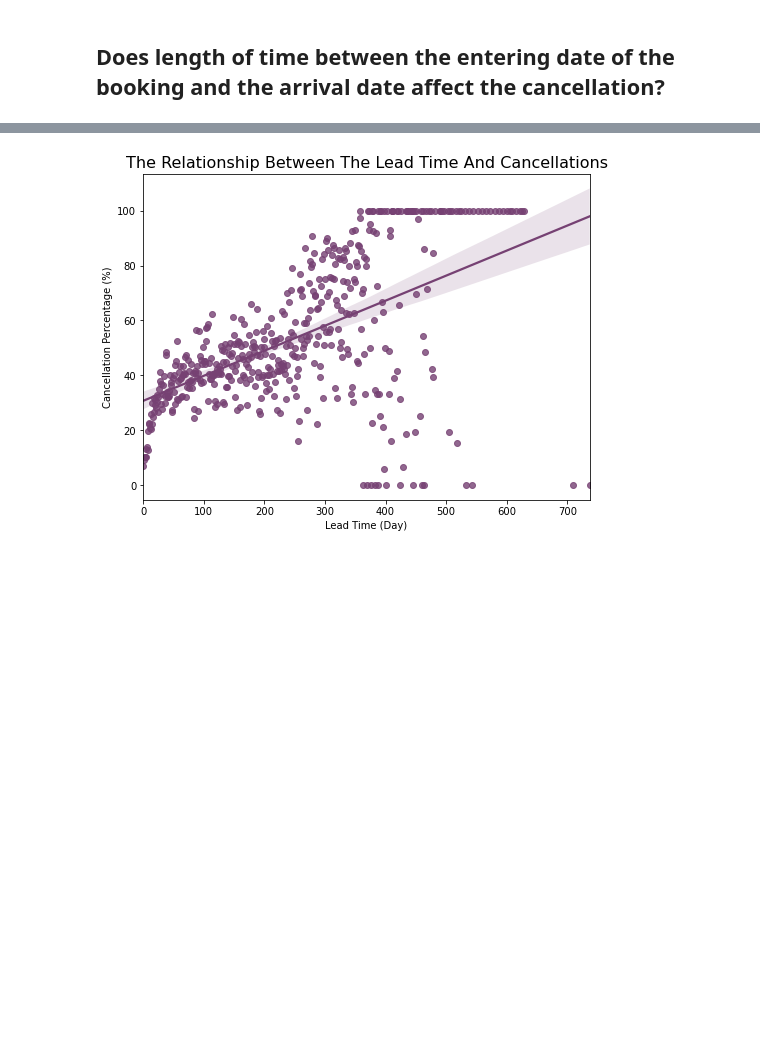
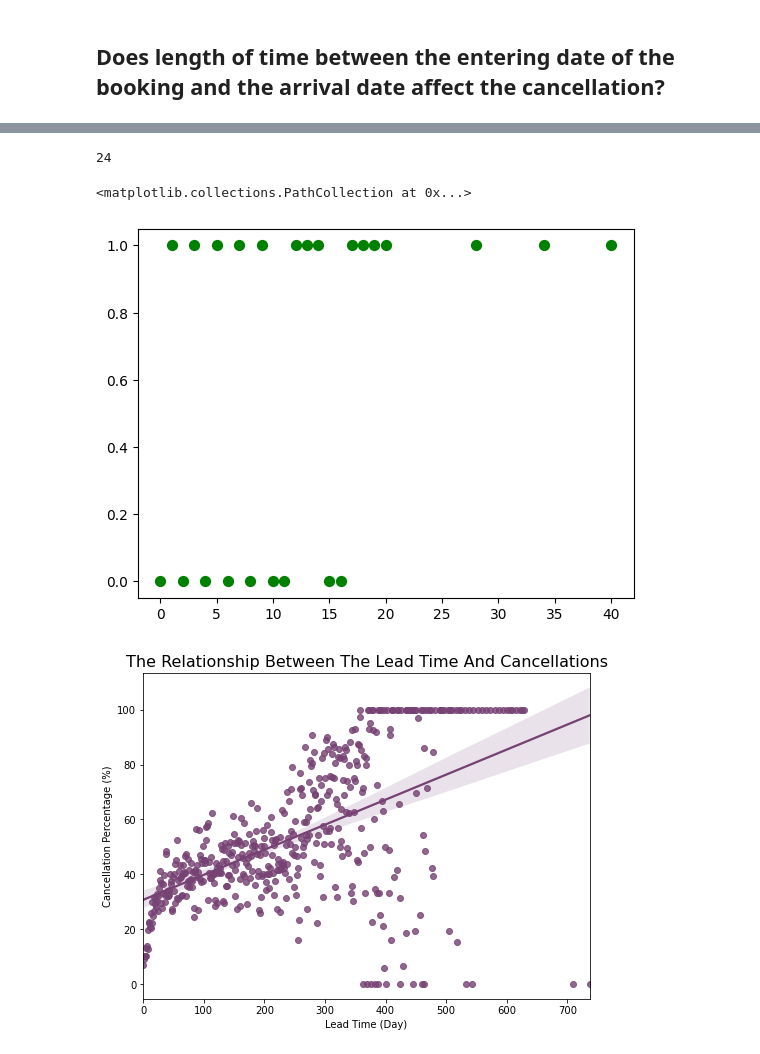
Before and after one commit to Tuwaiq-Data-Science-Bootcamp-V5/CV_and_GS-Lab1, a Jupyter notebook: CV_Assignment.ipynb, the cells around one changed output, grey strips where cells are left out. Saved outputs shown, nothing was run; the diff lists cells and outputs as text; code cells hidden in the pictures; blank space fills up the shorter version.

```diff
--- a/CV_Assignment.ipynb
+++ b/CV_Assignment.ipynb
@@ -116,3 +183,22 @@ df.describe(include='object')
+# %%
+points = [[0, 0], [0, 1], [1, 0], [1, 1], [2, 0], [2, 1], [3, 0], [3, 1], [4, 0], [4, 1], [5, 0], [5, 1], [6, 0], [6, 1], [11, 0], [11, 1], [13, 0], [13, 1], [14, 1], [19, 1], [21, 1], [24, 1], [25, 1], [26, 1]]
+x_points = []
+y_points = []
+print(len(points))
+
+k = df.head(24)
+
+for i in range(len(points)):
+    x_points.append(points[i][0])
+    y_points.append(points[i][1])
+plt.scatter(
+    x=df['lead_time'].value_counts().index.tolist()[:24],y=y_points,
+    c='g',marker = 'o', s=50
+)
+# %% [output]
+24
+<matplotlib.collections.PathCollection at 0x...>
+[figure, added]
 # %%
 # %% [output]
 [figure]
```
Also changed, not shown: parts of 33 cells of this notebook.
